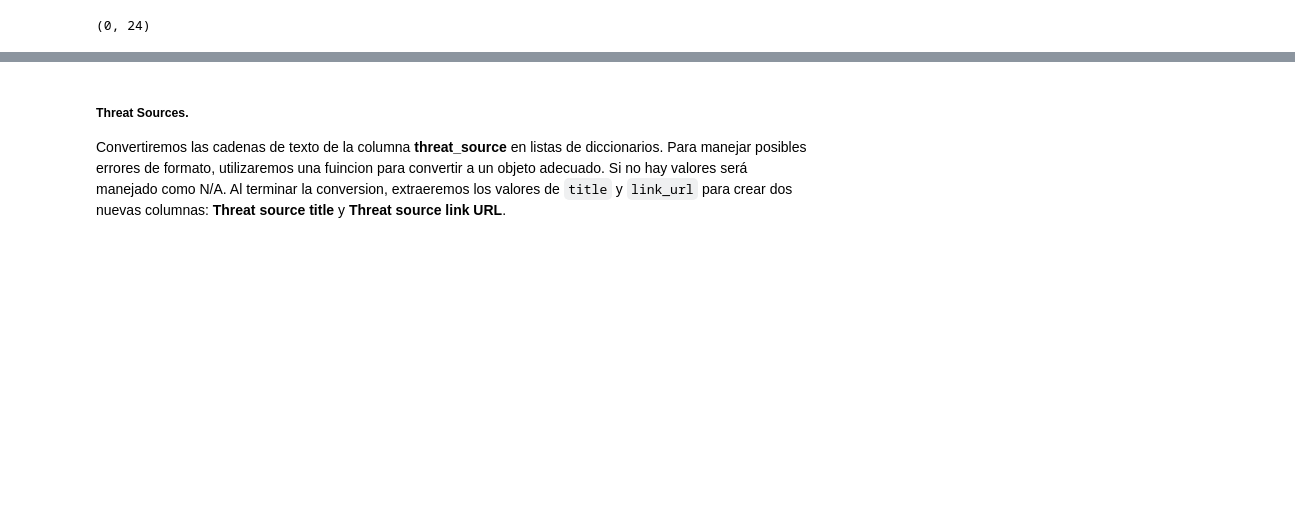
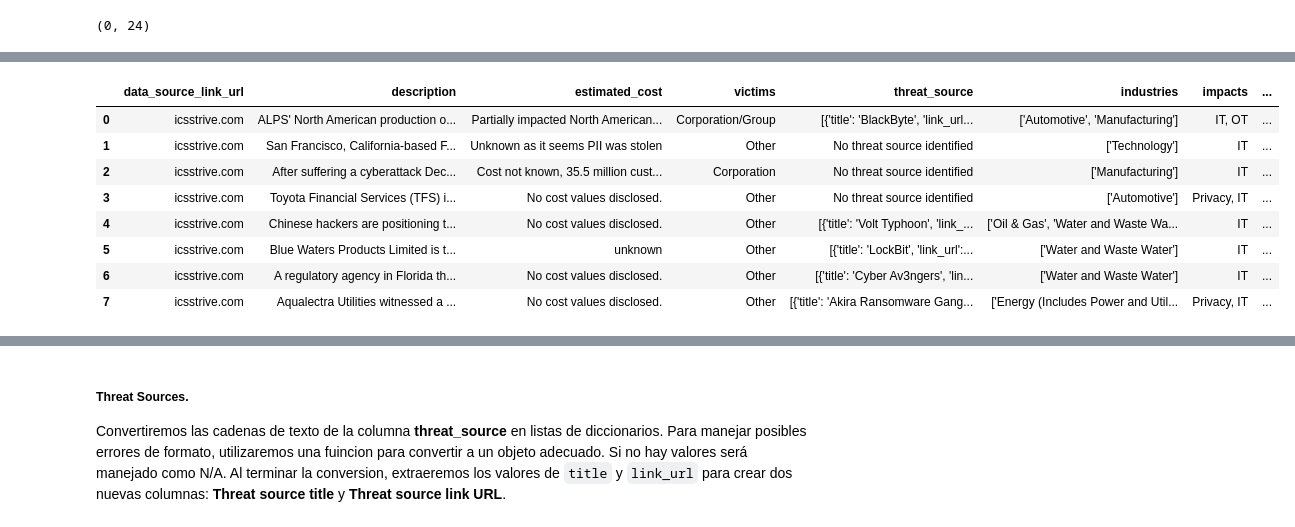
Before and after one commit to sdomialo/DeNexus_CSV-Analysis, a Jupyter notebook: ICSSTRIVE_clean.ipynb, the cells around one changed output, grey strips where cells are left out. Cells and saved outputs as stored; diff of their text form; code cells hidden in the pictures; blank space fills up the shorter version.

```diff
--- a/ICSSTRIVE_clean.ipynb
+++ b/ICSSTRIVE_clean.ipynb
@@ -524,14 +528,0 @@ Limpaimos la columna eliminando los corchetes y comillas no necesarias
-# %%
-df['victims'] = df['victims'].str.strip("[]").str.replace("'", "")
-# %%
-def clean_victims(victim_string):
-    if pd.isna(victim_string):
-        return "N/A"
-
-    try:
-        victim_list = eval(victim_string)
-        victim_names = [victim['title'] for victim in victim_list if 'title' in victim]
-        categorized_victims = categorize_victims(victim_names)
-        return ', '.join(categorized_victims) if categorized_victims else "N/A"
-    except Exception:
-        return "N/A"
@@ -569,0 +529,78 @@ df.head(8)
+# %%
+# Ver los valores únicos en la columna 'victims'
+df['victims'].unique()
+
+# Contar cuántos registros no tienen valores en la columna 'victims'
+df[df['victims'].isna()].shape
+
+
+
+# Crear la clase NA que devuelve "N/A"
+class NA:
+    def __repr__(self):
+        return "N/A"
+
+# Función para limpiar la columna 'estimated_cost' de acuerdo a las reglas que mencionaste
+def clean_estimated_cost(cost_string):
+    if pd.isna(cost_string):
+        return NA()
+
+    # Asegurarse de que el valor sea un string
+    cost_string = str(cost_string).strip()
+
+    # Si contiene "No cost values disclosed" o "Unknown" o "unknown", devolver "N/A"
+    if 'No cost values disclosed' in cost_string or 'Unknown' in cost_string or 'unknown' in cost_string or 'No cost values disclosed.' in cost_string or 'Unknown at this time' in cost_string or '-' in cost_string or 'unknown at this time' in cost_string:
+        return NA()
+
+    # Función para limpiar la columna 'victims' y agrupar en categorías comunes
+def clean_victims(victim_string):
+    if pd.isna(victim_string):
+        return NA()
+
+    # Extraer el título de la víctima del diccionario
+    try:
+        victim_list = eval(victim_string)  # Convertir la cadena en una lista de diccionarios
+        victim_names = [victim['title'] for victim in victim_list if 'title' in victim]
+
+        # Agrupar las víctimas en categorías comunes basadas en el nombre (puedes agregar más categorías según lo necesario)
+        categorized_victims = categorize_victims(victim_names)
+
+        return ', '.join(categorized_victims) if categorized_victims else NA()
+    except Exception:
+        return NA()
+
+# Función para categorizar las víctimas según patrones comunes
+def categorize_victims(victim_names):
+    categories = []
+
+    for name in victim_names:
+        # Categorización básica basada en palabras clave en el nombre de la víctima
+        if 'Group' in name or 'Inc.' in name:
+            categories.append('Corporation/Group')
+        elif 'Corporation' in name:
+            categories.append('Corporation')
+        elif 'Company' in name:
+            categories.append('Company')
+        else:
+            categories.append('Other')
+
+    # Eliminar duplicados y retornar categorías únicas
+    return list(set(categories))
+
+
+
+# Limpiar la columna 'victims' con la función definida
+df['victims'] = df['victims'].apply(clean_victims)
+
+
+df.head(8)
+# %% [output]
+|  | data_source_link_url | description | estimated_cost | victims | threat_source | industries | impacts | ... |
+| 0 | icsstrive.com | ALPS' North American production o... | Partially impacted North American... | Corporation/Group | [{'title': 'BlackByte', 'link_url... | ['Automotive', 'Manufacturing'] | IT, OT | ... |
+| 1 | icsstrive.com | San Francisco, California-based F... | Unknown as it seems PII was stolen | Other | No threat source identified | ['Technology'] | IT | ... |
+| 2 | icsstrive.com | After suffering a cyberattack Dec... | Cost not known, 35.5 million cust... | Corporation | No threat source identified | ['Manufacturing'] | IT | ... |
+| 3 | icsstrive.com | Toyota Financial Services (TFS) i... | No cost values disclosed. | Other | No threat source identified | ['Automotive'] | Privacy, IT | ... |
+| 4 | icsstrive.com | Chinese hackers are positioning t... | No cost values disclosed. | Other | [{'title': 'Volt Typhoon', 'link_... | ['Oil & Gas', 'Water and Waste Wa... | IT | ... |
+| 5 | icsstrive.com | Blue Waters Products Limited is t... | unknown | Other | [{'title': 'LockBit', 'link_url':... | ['Water and Waste Water'] | IT | ... |
+| 6 | icsstrive.com | A regulatory agency in Florida th... | No cost values disclosed. | Other | [{'title': 'Cyber Av3ngers', 'lin... | ['Water and Waste Water'] | IT | ... |
+| 7 | icsstrive.com | Aqualectra Utilities witnessed a ... | No cost values disclosed. | Other | [{'title': 'Akira Ransomware Gang... | ['Energy (Includes Power and Util... | Privacy, IT | ... |
```
Also changed, not shown: parts of 32 cells of this notebook.
